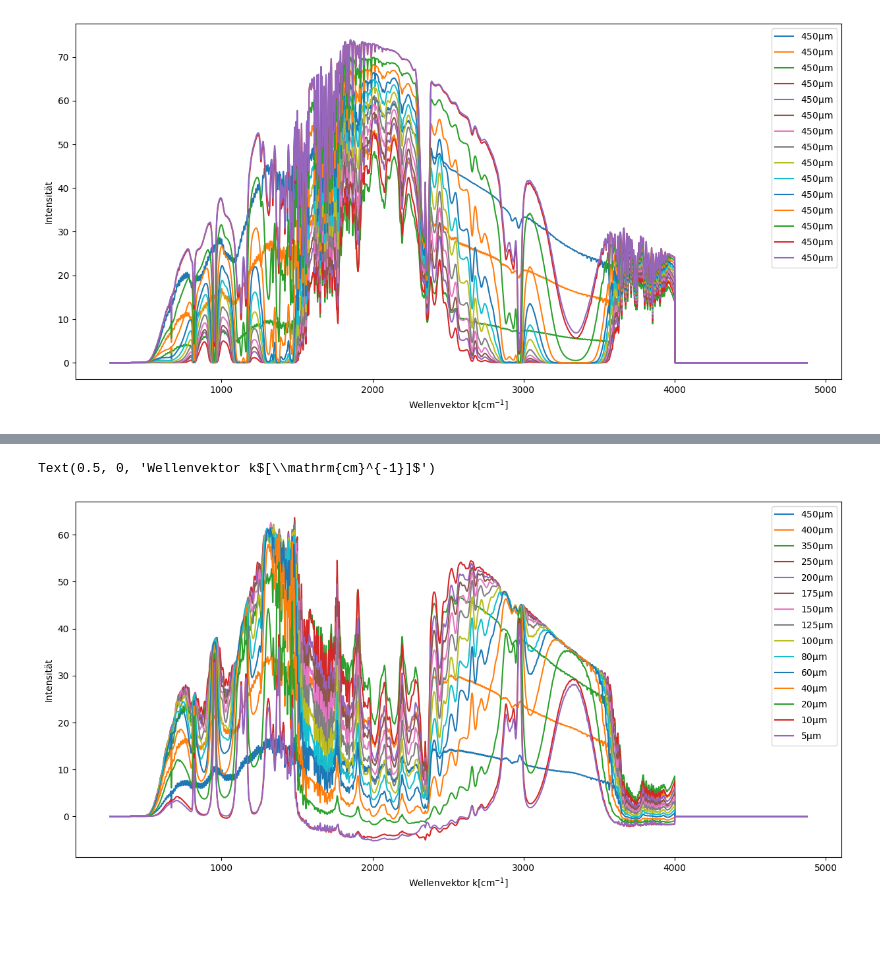
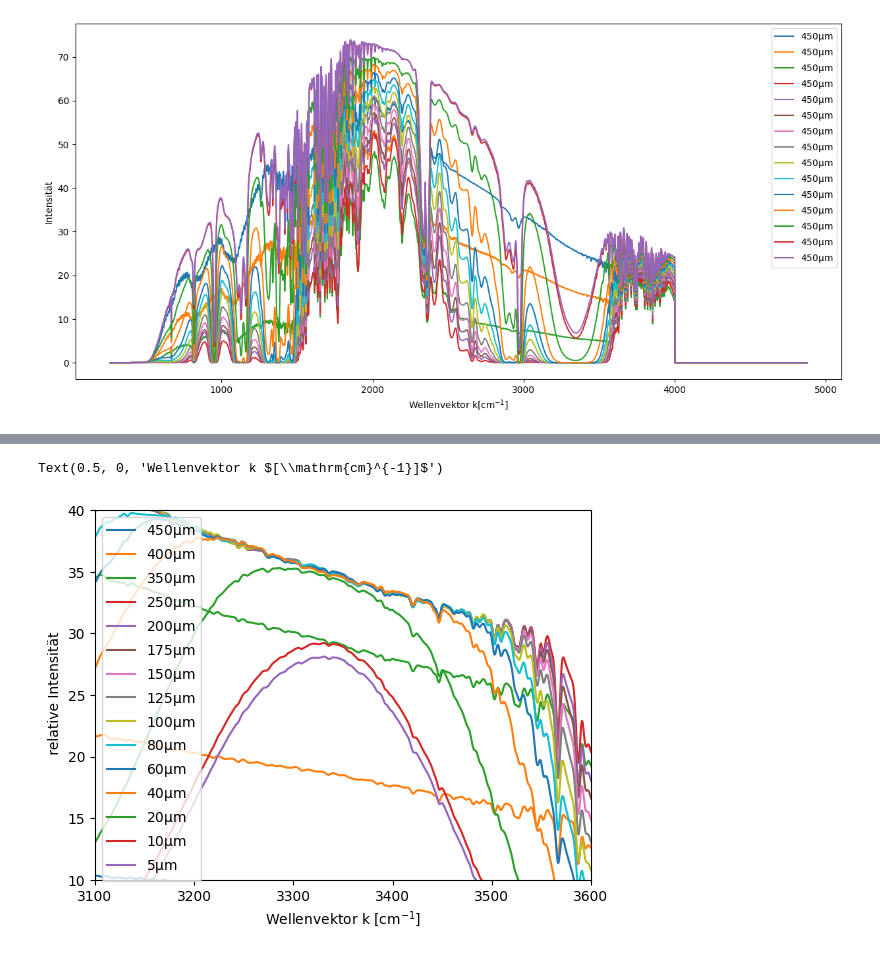
Before and after one commit to iLoveeMilkaa/M1-Lab, a Jupyter notebook: Aufgabe 3 Flüssigkeit.ipynb, the cells around one changed output, grey strips where cells are left out. Saved outputs shown, nothing was run; the diff lists cells and outputs as text; code cells hidden in the pictures; blank space fills up the shorter version.

```diff
--- a/Aufgabe 3 Flüssigkeit.ipynb
+++ b/Aufgabe 3 Flüssigkeit.ipynb
@@ -248,29 +271,30 @@ _10won = _10micro_std[:,1]- _10iso_std[:,1]
 _5won = _5micro_std[:,1]- _5iso_std[:,1]
 # %%
 #plot all without noises
-plt.figure(figsize = [15,7])
+#plt.figure(figsize = [15,7])
 
 plt.plot(_5iso_std[:,0],_450won,label=r"450$\mathrm{\mu m}$")
 plt.plot(_5iso_std[:,0],_400won,label=r"400$\mathrm{\mu m}$")
 plt.plot(_5iso_std[:,0],_350won,label=r"350$\mathrm{\mu m}$")
 plt.plot(_5iso_std[:,0],_250won,label=r"250$\mathrm{\mu m}$")
 plt.plot(_5iso_std[:,0],_200won,label=r"200$\mathrm{\mu m}$")
 plt.plot(_5iso_std[:,0],_175won,label=r"175$\mathrm{\mu m}$")
 plt.plot(_5iso_std[:,0],_150won,label=r"150$\mathrm{\mu m}$")
 plt.plot(_5iso_std[:,0],_125won,label=r"125$\mathrm{\mu m}$")
 plt.plot(_5iso_std[:,0],_100won,label=r"100$\mathrm{\mu m}$")
 plt.plot(_5iso_std[:,0],_80won,label=r"80$\mathrm{\mu m}$")
 plt.plot(_5iso_std[:,0],_60won,label=r"60$\mathrm{\mu m}$")
 plt.plot(_5iso_std[:,0],_40won,label=r"40$\mathrm{\mu m}$")
 plt.plot(_5iso_std[:,0],_20won,label=r"20$\mathrm{\mu m}$")
 plt.plot(_5iso_std[:,0],_10won,label=r"10$\mathrm{\mu m}$")
 plt.plot(_5iso_std[:,0],_5won,label=r"5$\mathrm{\mu m}$")
 
-#plt.xlim((2000,2100))
-#plt.ylim((0,34))
-plt.legend(loc = "upper right")
-plt.ylabel("Intensität")
-plt.xlabel(r"Wellenvektor k$[\mathrm{cm}^{-1}]$")
+#plt.axis([1350,1400,10,65])
+#plt.axis([2900,3000,10,50])
+plt.axis([3100,3600,10,40])
+plt.legend(loc = 0)
+plt.ylabel(" relative Intensität")
+plt.xlabel(r"Wellenvektor k $[\mathrm{cm}^{-1}]$")
 # %% [output]
-Text(0.5, 0, 'Wellenvektor k$[\\mathrm{cm}^{-1}]$')
+Text(0.5, 0, 'Wellenvektor k $[\\mathrm{cm}^{-1}]$')
-[figure, old version]
+[figure, new version]
```
Also changed, not shown: parts of 4 cells of this notebook.
